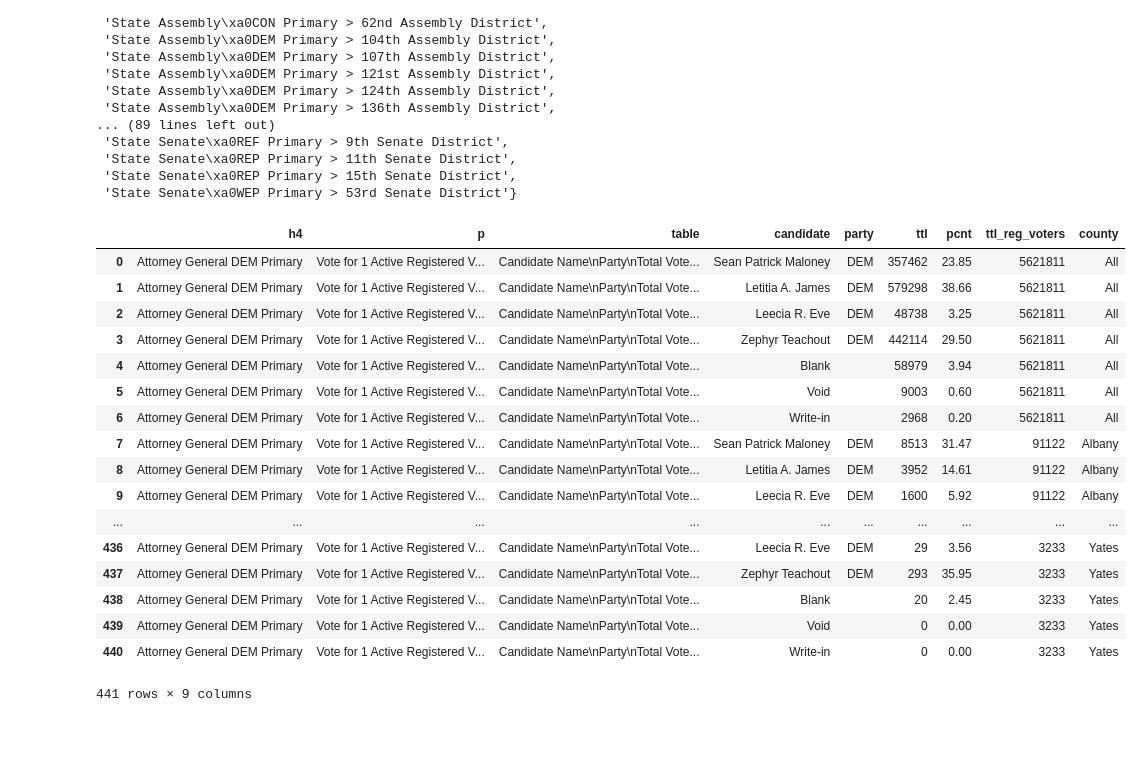
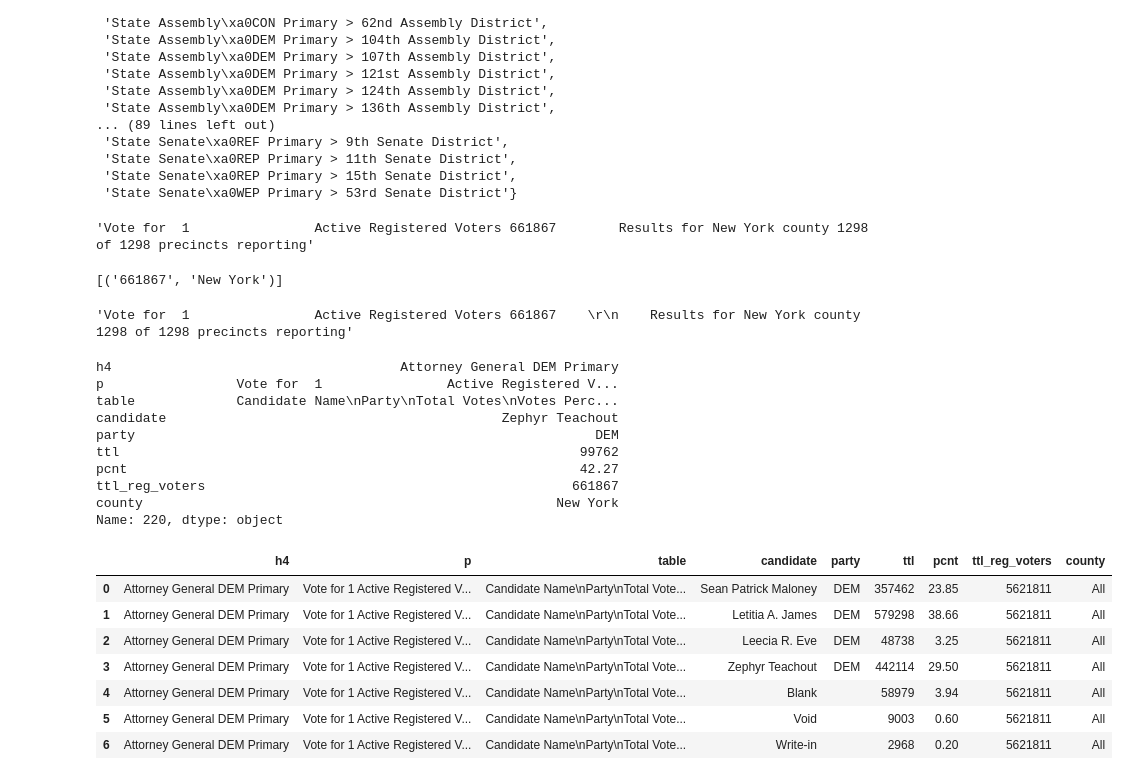
Before and after one commit to gautsi/gen-purpose-repo, a Jupyter notebook: maps/ElectionResults.ipynb, the cells around one changed output. Cells and saved outputs as stored; diff of their text form; code cells hidden in the pictures; blank space fills up the shorter version.

```diff
--- a/maps/ElectionResults.ipynb
+++ b/maps/ElectionResults.ipynb
@@ -54,4 +54,4 @@ reg_ttl_and_county = (ag_df
     .p
     .str.replace("\r", "")
     .str.replace("\n", "")
-    .str.findall(".*Active Registered Voters (\d*) .* ([A-Za-z.]*) (?:(?:county)|(?:Counties))", re.MULTILINE))
+    .str.findall(".*Active Registered Voters (\d*).*Results for (.*) (?:(?:county)|(?:Counties))", re.MULTILINE))
@@ -58,24 +62,40 @@ reg_ttl_and_county = (ag_df
+# %%
+test2
+# %% [output]
+'Vote for  1                Active Registered Voters 661867        Results for New York county 1298 of 1298 precincts reporting'
+# %%
+re.findall(".*Active Registered Voters (\d*).*Results for (.*) (?:(?:county)|(?:Counties))", test2, re.MULTILINE)
+# %% [output]
+[('661867', 'New York')]
 # %%
 ag_df["ttl_reg_voters"] = reg_ttl_and_county.map(lambda x: x[0][0])
 ag_df["county"] = reg_ttl_and_county.map(lambda x: x[0][1])
+ag_df["ttl"] = ag_df.ttl.astype("int")
+# %%
+ag_df[~(ag_df.county == "All")].sort_values("ttl", ascending = False).p.iloc[1]
+# %% [output]
+'Vote for  1                Active Registered Voters 661867    \r\n    Results for New York county 1298 of 1298 precincts reporting'
+# %%
+ag_df[~(ag_df.county == "All")].sort_values("ttl", ascending = False).iloc[1]
+# %% [output]
+h4                                     Attorney General DEM Primary
+p                 Vote for  1                Active Registered V...
+table             Candidate Name\nParty\nTotal Votes\nVotes Perc...
+candidate                                           Zephyr Teachout
+party                                                           DEM
+ttl                                                           99762
+pcnt                                                          42.27
+ttl_reg_voters                                               661867
+county                                                     New York
+Name: 220, dtype: object
 # %%
-ag_df
+ag_df.iloc[:7]
 # %% [output]
 |  | h4 | p | table | candidate | party | ttl | pcnt | ttl_reg_voters | county |
 | 0 | Attorney General DEM Primary | Vote for 1 Active Registered V... | Candidate Name\nParty\nTotal Vote... | Sean Patrick Maloney | DEM | 357462 | 23.85 | 5621811 | All |
 | 1 | Attorney General DEM Primary | Vote for 1 Active Registered V... | Candidate Name\nParty\nTotal Vote... | Letitia A. James | DEM | 579298 | 38.66 | 5621811 | All |
 | 2 | Attorney General DEM Primary | Vote for 1 Active Registered V... | Candidate Name\nParty\nTotal Vote... | Leecia R. Eve | DEM | 48738 | 3.25 | 5621811 | All |
 | 3 | Attorney General DEM Primary | Vote for 1 Active Registered V... | Candidate Name\nParty\nTotal Vote... | Zephyr Teachout | DEM | 442114 | 29.50 | 5621811 | All |
 | 4 | Attorney General DEM Primary | Vote for 1 Active Registered V... | Candidate Name\nParty\nTotal Vote... | Blank |  | 58979 | 3.94 | 5621811 | All |
 | 5 | Attorney General DEM Primary | Vote for 1 Active Registered V... | Candidate Name\nParty\nTotal Vote... | Void |  | 9003 | 0.60 | 5621811 | All |
 | 6 | Attorney General DEM Primary | Vote for 1 Active Registered V... | Candidate Name\nParty\nTotal Vote... | Write-in |  | 2968 | 0.20 | 5621811 | All |
-| 7 | Attorney General DEM Primary | Vote for 1 Active Registered V... | Candidate Name\nParty\nTotal Vote... | Sean Patrick Maloney | DEM | 8513 | 31.47 | 91122 | Albany |
-| 8 | Attorney General DEM Primary | Vote for 1 Active Registered V... | Candidate Name\nParty\nTotal Vote... | Letitia A. James | DEM | 3952 | 14.61 | 91122 | Albany |
-| 9 | Attorney General DEM Primary | Vote for 1 Active Registered V... | Candidate Name\nParty\nTotal Vote... | Leecia R. Eve | DEM | 1600 | 5.92 | 91122 | Albany |
-| ... | ... | ... | ... | ... | ... | ... | ... | ... | ... |
-| 436 | Attorney General DEM Primary | Vote for 1 Active Registered V... | Candidate Name\nParty\nTotal Vote... | Leecia R. Eve | DEM | 29 | 3.56 | 3233 | Yates |
-| 437 | Attorney General DEM Primary | Vote for 1 Active Registered V... | Candidate Name\nParty\nTotal Vote... | Zephyr Teachout | DEM | 293 | 35.95 | 3233 | Yates |
-| 438 | Attorney General DEM Primary | Vote for 1 Active Registered V... | Candidate Name\nParty\nTotal Vote... | Blank |  | 20 | 2.45 | 3233 | Yates |
-| 439 | Attorney General DEM Primary | Vote for 1 Active Registered V... | Candidate Name\nParty\nTotal Vote... | Void |  | 0 | 0.00 | 3233 | Yates |
-| 440 | Attorney General DEM Primary | Vote for 1 Active Registered V... | Candidate Name\nParty\nTotal Vote... | Write-in |  | 0 | 0.00 | 3233 | Yates |
-441 rows × 9 columns
```
Also changed, not shown: parts of 5 cells of this notebook, 1 other file.
